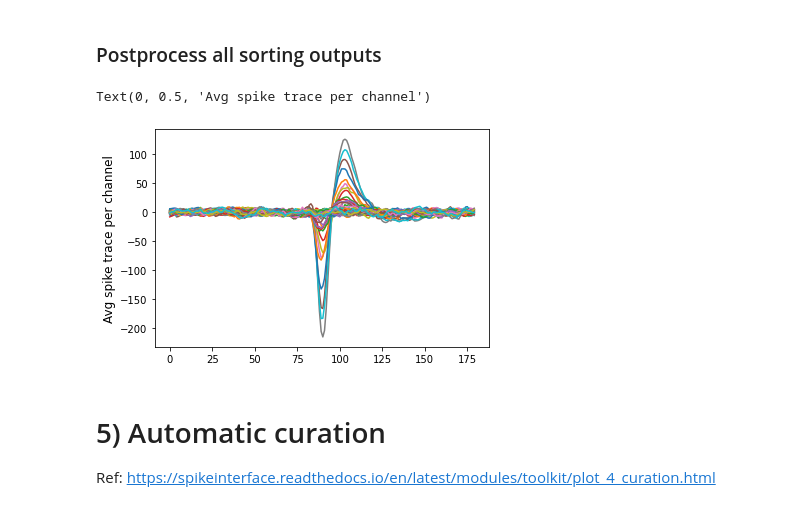
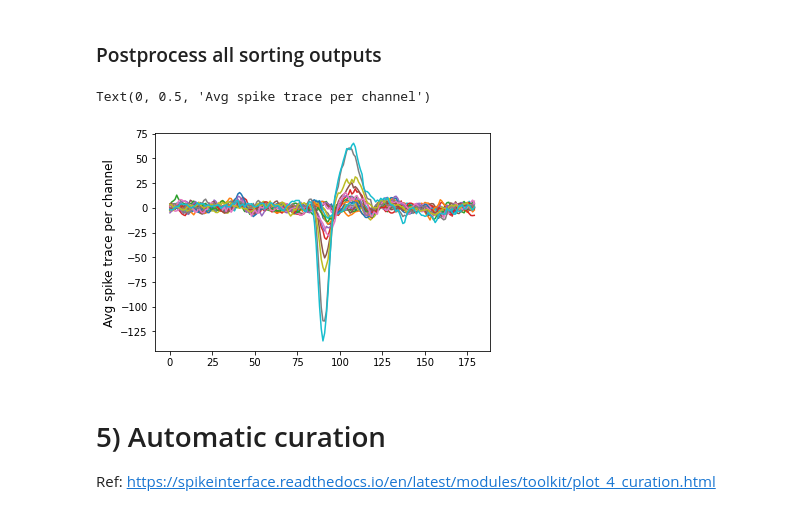
Before and after one commit to catalystneuro/movshon-lab-to-nwb, a Jupyter notebook: tutorials/spikeglx_spikeinterface_pipeline.ipynb, the cells around one changed output. Cells and saved outputs as stored; diff of their text form; code cells hidden in the pictures.

```diff
--- a/tutorials/spikeglx_spikeinterface_pipeline.ipynb
+++ b/tutorials/spikeglx_spikeinterface_pipeline.ipynb
@@ -89,7 +89,7 @@ if apply_cmr:
 # Stub recording for fast testing; set to False for running processing pipeline on entire data
 stub_test = True
 nsec_stub = 20
-subr_ids = [i + 1 for i in range(70)]
+subr_ids = [i + 1 for i in range(20)]
 if stub_test:
     recording_processed = se.SubRecordingExtractor(
         parent_recording=recording_processed,
@@ -229,17 +229,33 @@ tmp_folder.mkdir(parents=True, exist_ok=True)
 sorting.set_tmp_folder(tmp_folder)
 
 # compute waveforms
-waveforms = st.postprocessing.get_unit_waveforms(rec_to_sort, sorting, **postprocessing_params)
+waveforms = st.postprocessing.get_unit_waveforms(
+    rec_to_sort,
+    sorting,
+    **postprocessing_params
+)
 
 # compute templates
-templates = st.postprocessing.get_unit_templates(rec_to_sort, sorting, **postprocessing_params)
+templates = st.postprocessing.get_unit_templates(
+    rec_to_sort, sorting,
+    **postprocessing_params
+)
 
 # comput EC features
-ec = st.postprocessing.compute_unit_template_features(rec_to_sort, sorting,
-                                                      feature_names=ec_list, as_dataframe=True)
+ec = st.postprocessing.compute_unit_template_features(
+    rec_to_sort,
+    sorting,
+    feature_names=ec_list,
+    as_dataframe=True
+)
+
 # compute QCs
-qc = st.validation.compute_quality_metrics(sorting, recording=rec_to_sort,
-                                           metric_names=qc_list, as_dataframe=True)
+qc = st.validation.compute_quality_metrics(
+    sorting,
+    recording=rec_to_sort,
+    metric_names=qc_list,
+    as_dataframe=True
+)
 
 # export to phy
 phy_folder = dir_spikeinterface / 'phy' / 'herdingspikes'
@@ -248,20 +264,14 @@ st.postprocessing.export_to_phy(rec_to_sort, sorting, phy_folder)
 # %%
 # Visualize spike template waverforms
 unit_id = 0
 
-template = st.postprocessing.get_unit_templates(
-    unit_ids=unit_id,
-    recording=rec_to_sort,
-    sorting=sorting
-)
-
 plt.figure()
-spk = np.squeeze(template)
+spk = np.squeeze(templates[unit_id])
 plt.plot(spk.T)
 plt.ylabel('Avg spike trace per channel', fontsize=12)
 # %% [output]
 Text(0, 0.5, 'Avg spike trace per channel')
-[figure, old version]
+[figure, new version]
 # %% [markdown]
 # 5) Automatic curation
 Ref: https://spikeinterface.readthedocs.io/en/latest/modules/toolkit/plot_4_curation.html
```
Also changed, not shown: parts of 10 cells of this notebook, 3 other files.
